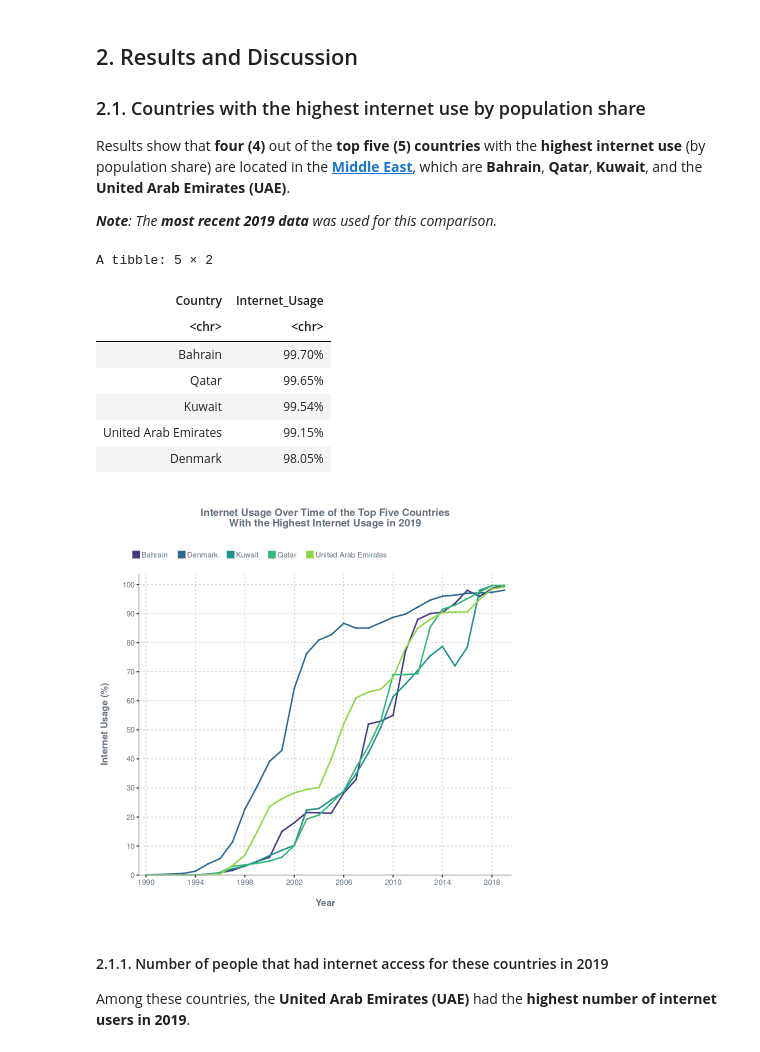
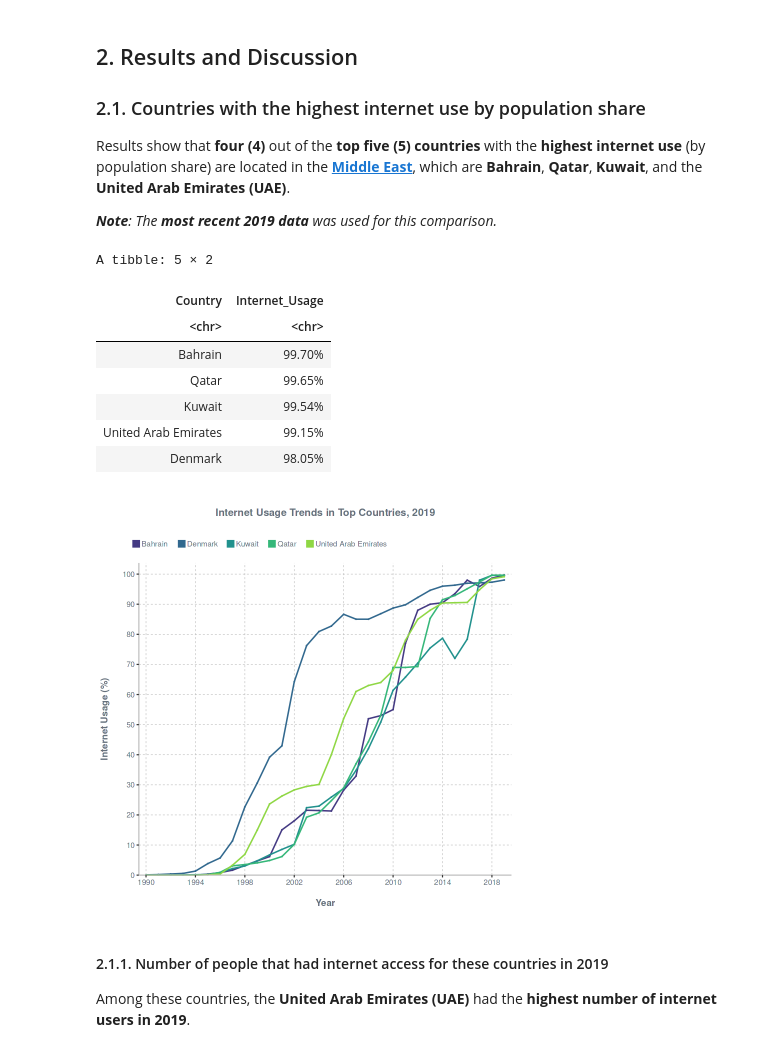
Before and after one commit to jbjdelacruz/DataSetlist, a Jupyter notebook: global-internet-accessibility/notebook.ipynb, the cells around one changed output. Saved outputs shown, nothing was run; the diff lists cells and outputs as text; code cells hidden in the pictures.

```diff
--- a/global-internet-accessibility/notebook.ipynb
+++ b/global-internet-accessibility/notebook.ipynb
@@ -210,35 +210,35 @@ top_five_internet_use <- internet %>%
     top_n(5, Internet_Usage) %>%
 	mutate(Internet_Usage = label_percent(accuracy = 0.01)(Internet_Usage/100)) %>%
 	select(c("Entity", "Internet_Usage")) %>%
 	rename(Country = Entity)
 
 top_five_internet_use
 
 # Subset data for plot
 plotData_top_five_internet_use <- internet %>% filter(Entity %in% top_five_internet_use$Country)
 
 # Plot time series
 plot_series(
     data = plotData_top_five_internet_use,
     x = "Year",
     xlabs = "Year",
     y = "Internet_Usage",
     ylabs = "Internet Usage (%)",
     group = "Entity",
-    title = "Internet Usage Over Time of the Top Five Countries\nWith the Highest Internet Usage in 2019",
+    title = "Internet Usage Trends in Top Countries, 2019",
     title.s = 12,
     colors = c("#443A83", "#31688E", "#21918D", "#35B779", "#8FD744")
 )
 # %% [output]
 A tibble: 5 × 2
 | Country | Internet_Usage |
 | <chr> | <chr> |
 | Bahrain | 99.70% |
 | Qatar | 99.65% |
 | Kuwait | 99.54% |
 | United Arab Emirates | 99.15% |
 | Denmark | 98.05% |
-[figure, old version]
+[figure, new version]
 # %% [markdown]
 #### 2.1.1. Number of people that had internet access for these countries in 2019
 Among these countries, the **United Arab Emirates (UAE)** had the **highest number of internet users in 2019**.
```
Also changed, not shown: parts of 13 cells of this notebook.
